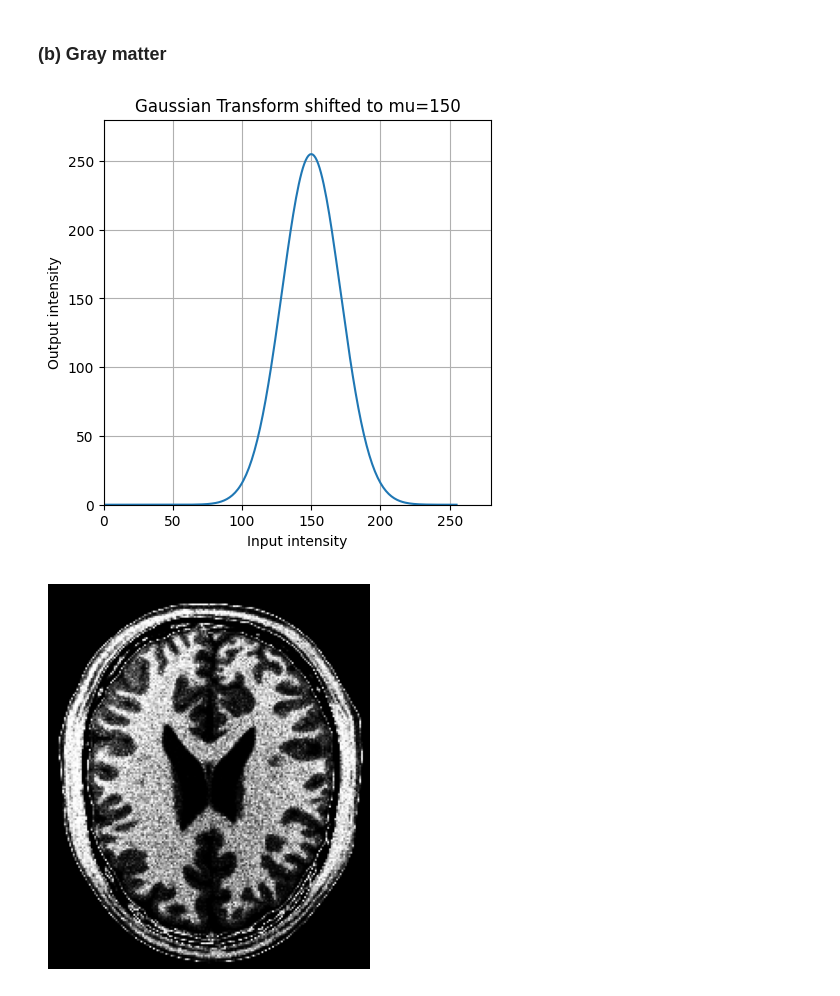
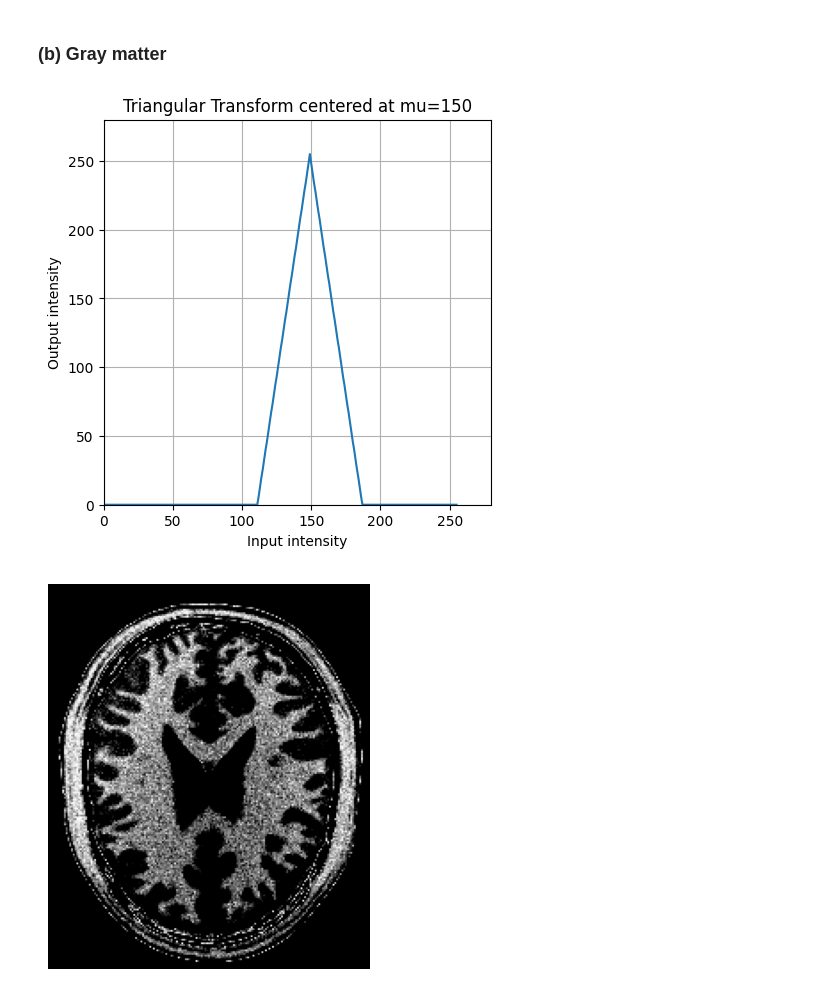
Before and after one commit to venumigihansa/EN3160-Image-Processing-and-Machine-Vision, a Jupyter notebook: Assignment_1/Q2.ipynb, the cells around one changed output. Drawn from its saved outputs; the diff is of its cells as text; code cells hidden in the pictures.

```diff
--- a/Assignment_1/Q2.ipynb
+++ b/Assignment_1/Q2.ipynb
@@ -43,25 +50,37 @@ plt.show()
 # %%
 brain = cv.imread('a1images/a1images/brain_proton_density_slice.png', cv.IMREAD_GRAYSCALE)
 
-#Transformation curve for white matter
-mu=150
-sigma=15
-x=np.linspace(0, 255, 256)
-t=255*np.exp(-((x-mu)**2)/(2*sigma)**2)
-t=np.clip(t,0,255)
+#Transformation curve for grey matter
 
+# Parameters
+mu = 150
+left = 112   # start of triangle base
+right = 188  # end of triangle base
 
+t1 = np.linspace(0, 255, mu - left + 1).astype('uint8')
+t2 = np.linspace(255, 0, right - mu + 1).astype('uint8')
+
+# Combine into one lookup table
+t = np.concatenate((
+    np.zeros(left, dtype='uint8'),   # before triangle starts
+    t1[1:],                          # rising part
+    t2[1:],                          # falling part
+    np.zeros(255 - right + 1, dtype='uint8')  # after triangle ends
+))
+
+# Plot
+x = np.arange(256)
 plt.figure(figsize=(5, 5))
 plt.plot(x, t)
 plt.xlabel("Input intensity")
+plt.ylabel("Output intensity")
 plt.xlim(0, 280)
 plt.ylim(0, 280)
-plt.ylabel("Output intensity")
 plt.grid(True)
-plt.title(f"Gaussian Transform shifted to mu={mu}")
+plt.title(f"Triangular Transform centered at mu={mu}")
 plt.show()
 # %% [output]
-[figure, old version]
+[figure, new version]
 # %%
 g=t[brain]
 
@@ -71,4 +90,4 @@ plt.imshow(g, cmap='gray', vmin=0, vmax=255)
 plt.axis('off')
 plt.show()
 # %% [output]
-[figure, old version]
+[figure, new version]
```
Also changed, not shown: parts of 1 cell of this notebook.
